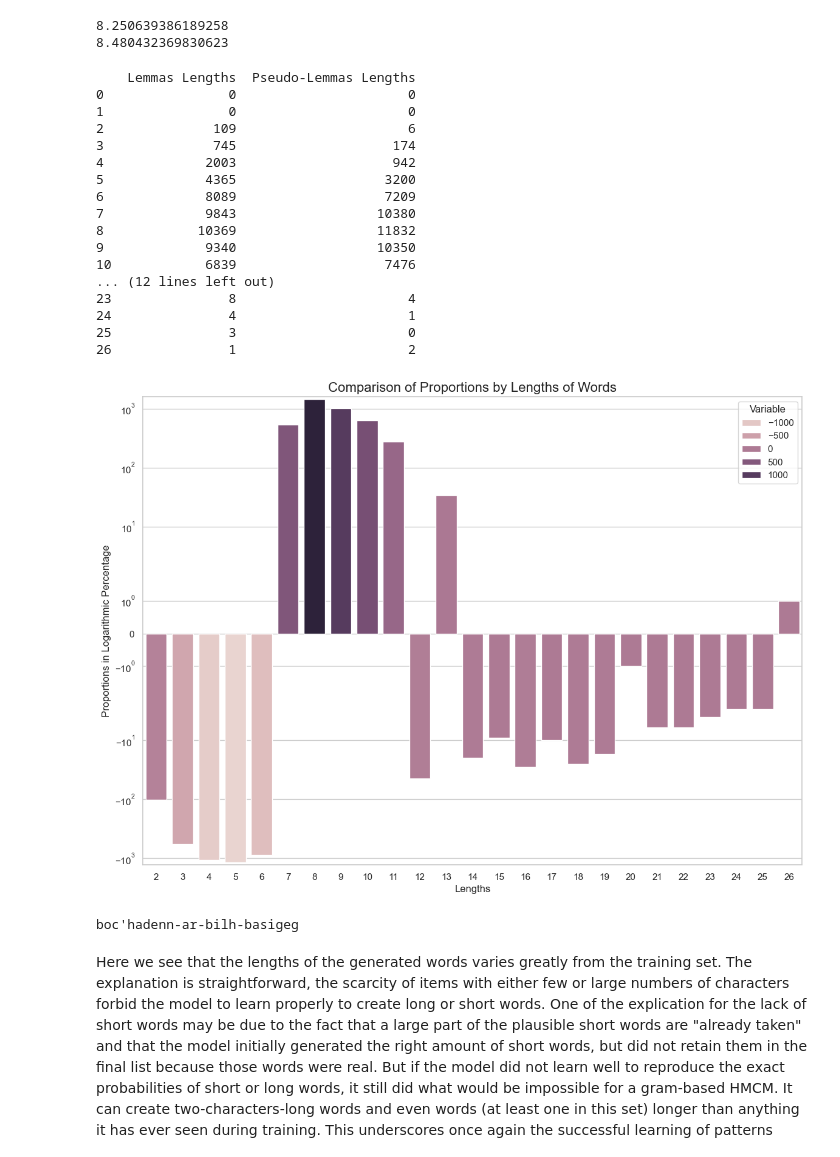
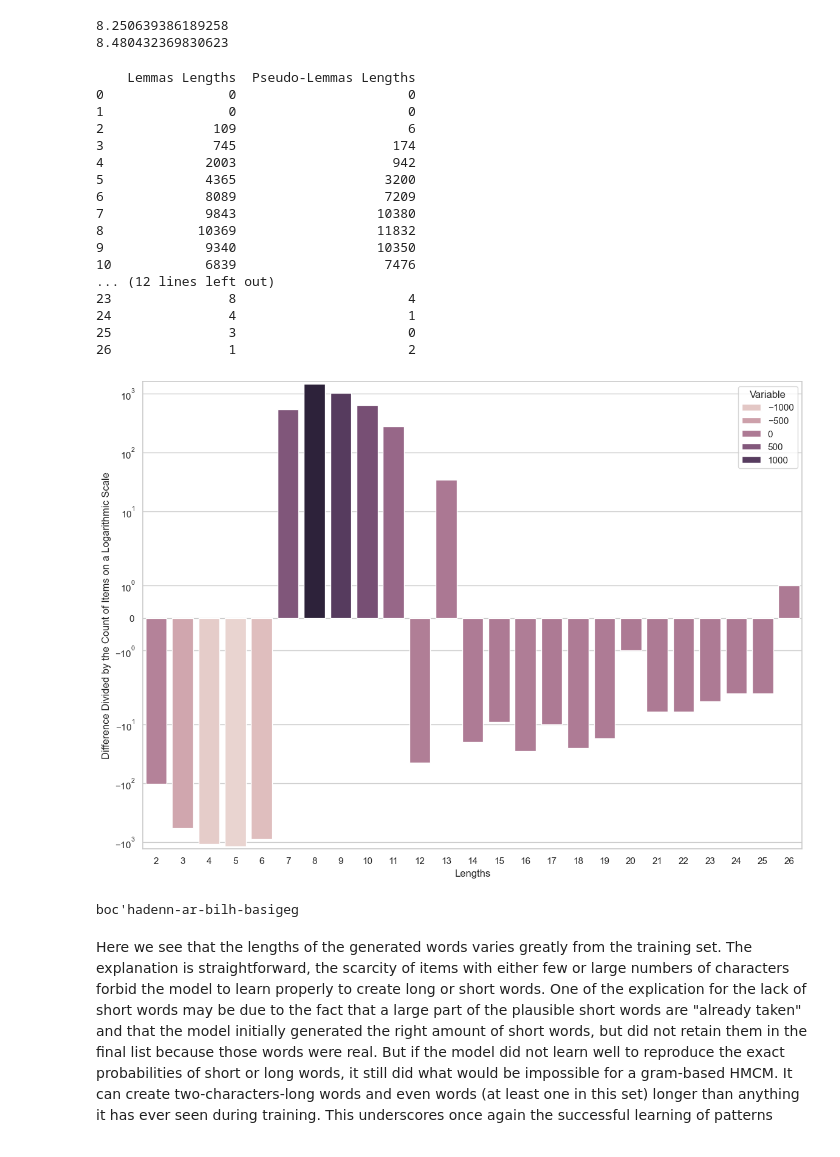
Before and after one commit to Oktogazh/sudogen, a Jupyter notebook: 4 Testing.ipynb, the cells around one changed output. Cells and saved outputs as stored; diff of their text form; code cells hidden in the pictures.

```diff
--- a/4 Testing.ipynb
+++ b/4 Testing.ipynb
@@ -91,7 +91,7 @@ for i in range(max([i for i in lemmas_counter.keys()] + [i for i in pseudo_lemma
 
 lengths_df = pd.DataFrame(data)
 print(lengths_df)
-lengths_df["Length Difference"] = lengths_df["Pseudo-Lemmas Lengths"] - lengths_df["Lemmas Lengths"]
+lengths_df["Length Difference"] = (lengths_df["Pseudo-Lemmas Lengths"] - lengths_df["Lemmas Lengths"])
 
 lengths_df.index.name = 'Lengths'
 lengths_df = lengths_df.drop([0, 1])
@@ -104,36 +104,36 @@ bar_plot = sns.barplot(
     x='Lengths',
     y="Length Difference",
     hue="Length Difference",
     data=lengths_df
 )
 plt.yscale('symlog')
 
-plt.title('Comparison of Proportions by Lengths of Words', fontsize=16)
+# plt.title('Comparison of the Lengths of Types and Pseudo-Words', fontsize=16)
 plt.xlabel('Lengths', fontsize=12)
-plt.ylabel('Proportions in Logarithmic Percentage', fontsize=12)
+plt.ylabel('Difference Divided by the Count of Items on a Logarithmic Scale', fontsize=12)
 plt.legend(title='Variable')
 plt.show()
 
 print(max(pseudo_lemmas, key=len))
 # %% [output]
     Lemmas Lengths  Pseudo-Lemmas Lengths
 0                0                      0
 1                0                      0
 2              109                      6
 3              745                    174
 4             2003                    942
 5             4365                   3200
 6             8089                   7209
 7             9843                  10380
 8            10369                  11832
 9             9340                  10350
 10            6839                   7476
 ... (12 lines left out)
 23               8                      4
 24               4                      1
 25               3                      0
 26               1                      2
-[figure, old version]
+[figure, new version]
 boc'hadenn-ar-bilh-basigeg
 # %% [markdown]
 Here we see that the lengths of the generated words varies greatly from the training set. The explanation is straightforward, the scarcity of items with either few or large numbers of characters forbid the model to learn properly to create long or short words. One of the explication for the lack of short words may be due to the fact that a large part of the plausible short words are "already taken" and that the model initially generated the right amount of short words, but did not retain them in the final list because those words were real. But if the model did not learn well to reproduce the exact probabilities of short or long words, it still did what would be impossible for a gram-based HMCM. It can create two-characters-long words and even words (at least one in this set) longer than anything it has ever seen during training. This underscores once again the successful learning of patterns over pure distributions.
```
Also changed, not shown: parts of 1 cell of this notebook, 37 other files.
